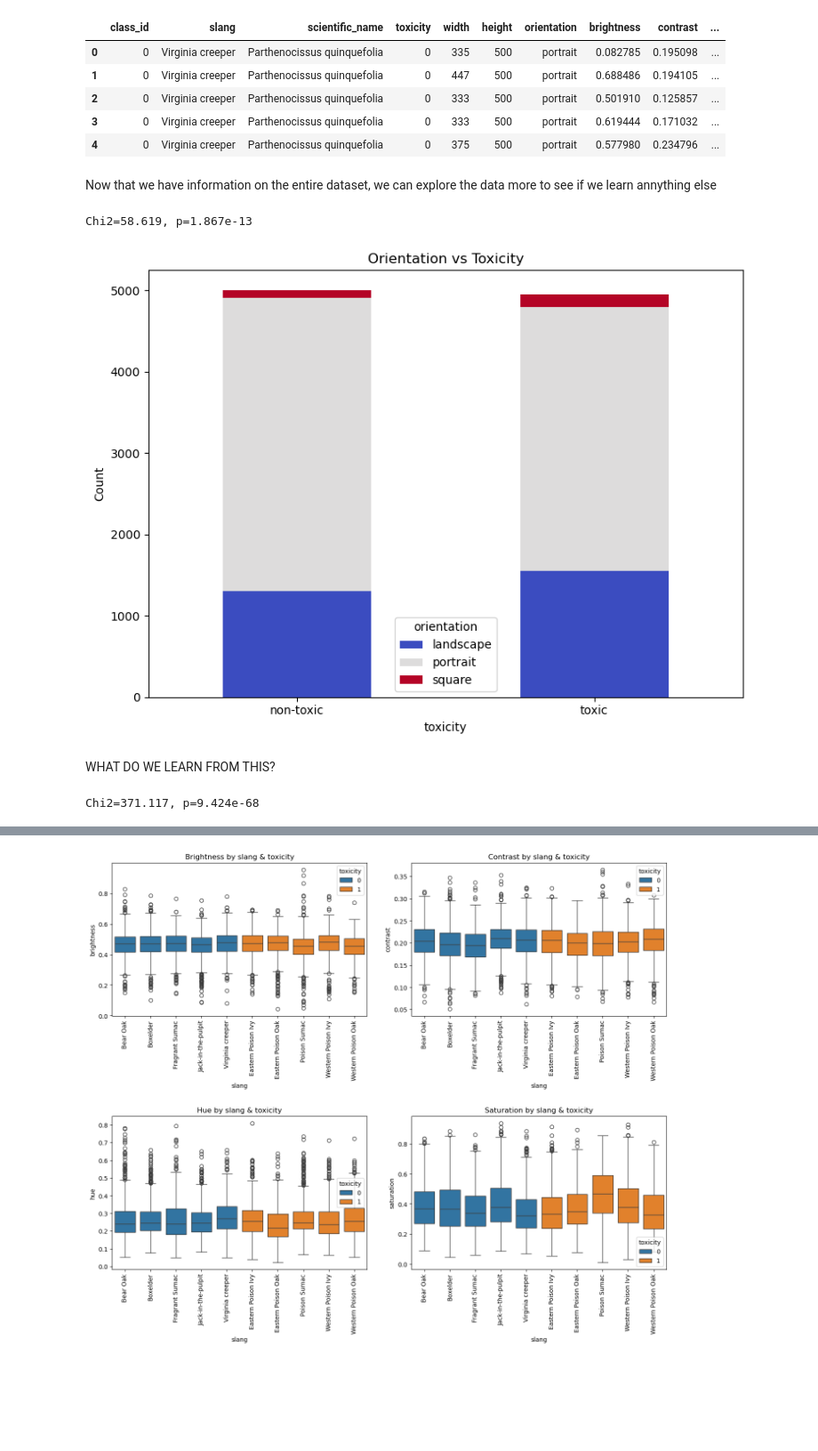
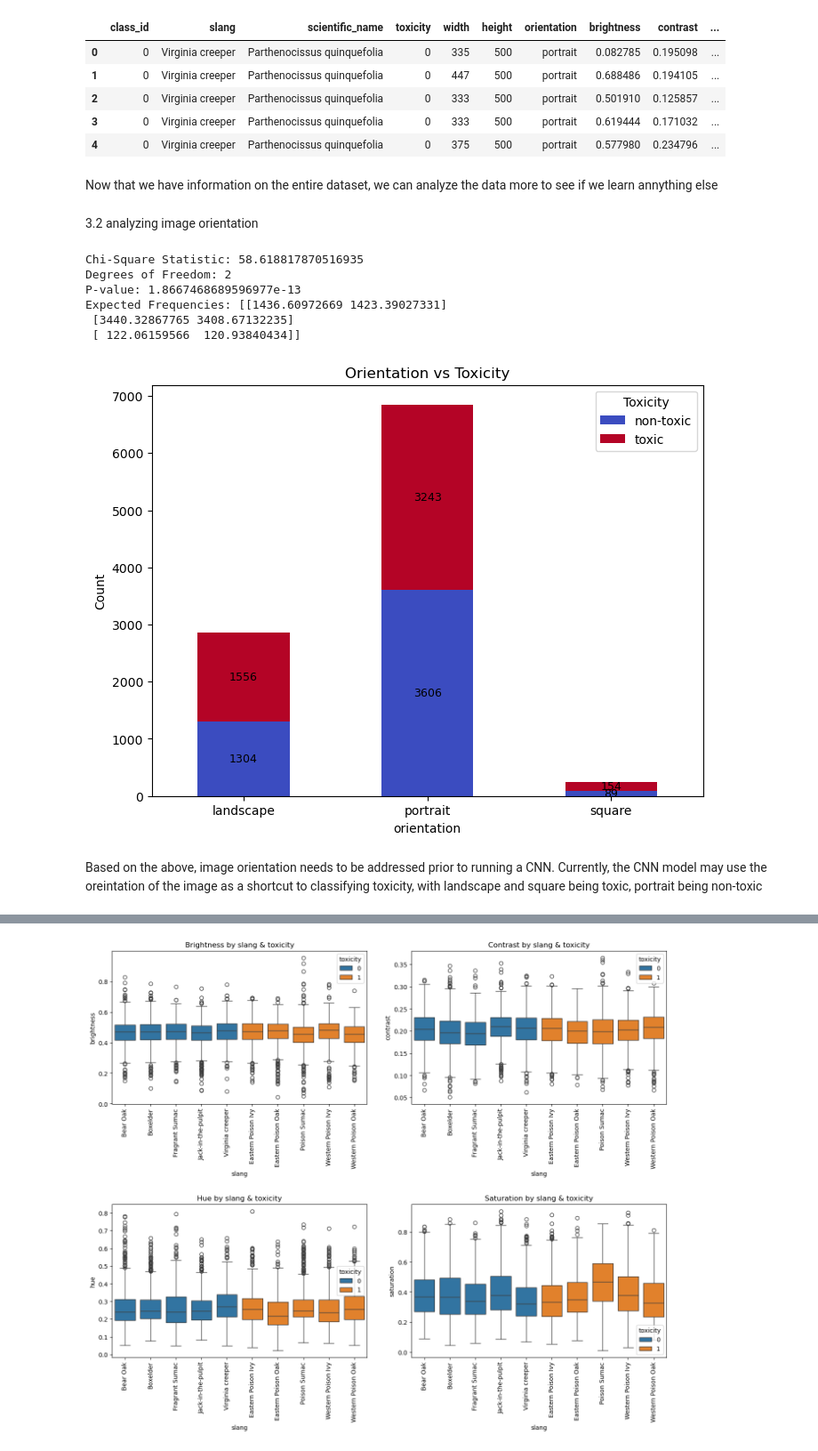
Before and after one commit to segoldsmith/Capstone3_PlantToxicity, a Jupyter notebook: Capstone3_DataWrangling_EDA.ipynb, the cells around one changed output, grey strips where cells are left out. Shown at 89% size. Drawn from its saved outputs; the diff is of its cells as text; code cells hidden in the pictures; blank space fills up the shorter version.

```diff
--- a/Capstone3_DataWrangling_EDA.ipynb
+++ b/Capstone3_DataWrangling_EDA.ipynb
@@ -292,37 +361,45 @@ df_merged.head()
 | 3 | 0 | Virginia creeper | Parthenocissus quinquefolia | 0 | 333 | 500 | portrait | 0.619444 | 0.171032 | ... |
 | 4 | 0 | Virginia creeper | Parthenocissus quinquefolia | 0 | 375 | 500 | portrait | 0.577980 | 0.234796 | ... |
 # %% [markdown]
-Now that we have information on the entire dataset, we can explore the data more to see if we learn annything else
+Now that we have information on the entire dataset, we can analyze the data more to see if we learn annything else
-# %%
-# Build contingency table of orientaion based on toxicity
-contingencytox = pd.crosstab(df_merged['toxicity'], df_merged['orientation'])
-
-# Run chi-square test
-chi2, p, dof, expected = stats.chi2_contingency(contingencytox)
-print(f"Chi2={chi2:.3f}, p={p:.3e}")
-# %% [output]
-Chi2=58.619, p=1.867e-13
-# %%
-# Plot stacked bar chart
-contingencytox.plot(kind='bar', stacked=True, figsize=(8,6), colormap="coolwarm")
-plt.title("Orientation vs Toxicity")
-plt.ylabel("Count")
-plt.xticks(rotation=0)
-plt.xticks((0,1),('non-toxic', 'toxic'))
-plt.tight_layout()
-plt.show()
-# %% [output]
-[figure, removed]
+# %% [markdown]
+3.2 analyzing image orientation
+# %%
+import scipy.stats as stats
+# Build contingency table of orientaion based on toxicity
+contingencytox = pd.crosstab(df_merged['orientation'], df_merged['toxicity'])
+
+# Run chi-square test
+chi2, p, dof, expected = stats.chi2_contingency(contingencytox)
+print("Chi-Square Statistic:", chi2)
+print("Degrees of Freedom:", dof)
+print("P-value:", p)
+print("Expected Frequencies:", expected)
+# %% [output]
+Chi-Square Statistic: 58.618817870516935
+Degrees of Freedom: 2
+P-value: 1.8667468689596977e-13
+Expected Frequencies: [[1436.60972669 1423.39027331]
+ [3440.32867765 3408.67132235]
+ [ 122.06159566  120.93840434]]
+# %%
+# Plot stacked bar chart
+contingencytox.plot(kind='bar', stacked=True, figsize=(8,6), colormap="coolwarm")
+plt.title("Orientation vs Toxicity")
+plt.ylabel("Count")
+plt.xticks(rotation=0)
+plt.legend(title="Toxicity", labels=["non-toxic", "toxic"])
+for p in plt.gca().patches:
+    value = int(p.get_height())
+    if value > 0:
+        x = p.get_x() + p.get_width() / 2
+        y = p.get_y() + p.get_height() / 2
+        plt.text(
+            x, y, str(value),
+            ha='center', va='center',
+            fontsize=9, color='black')
+plt.show()
+# %% [output]
+[figure, added]
 # %% [markdown]
-WHAT DO WE LEARN FROM THIS?
+Based on the above, image orientation needs to be addressed prior to running a CNN. Currently, the CNN model may use the oreintation of the image as a shortcut to classifying toxicity, with landscape and square being toxic, portrait being non-toxic
-# %%
-import scipy.stats as stats
-
-# Build contingency table of orientaion based on plant species
-contingencyclass = pd.crosstab(df_merged['slang'], df_merged['orientation'])
-
-# Run chi-square test
-chi2, p, dof, expected = stats.chi2_contingency(contingencyclass)
-print(f"Chi2={chi2:.3f}, p={p:.3e}")
-# %% [output]
-Chi2=371.117, p=9.424e-68
```
Also changed, not shown: parts of 35 cells of this notebook.
